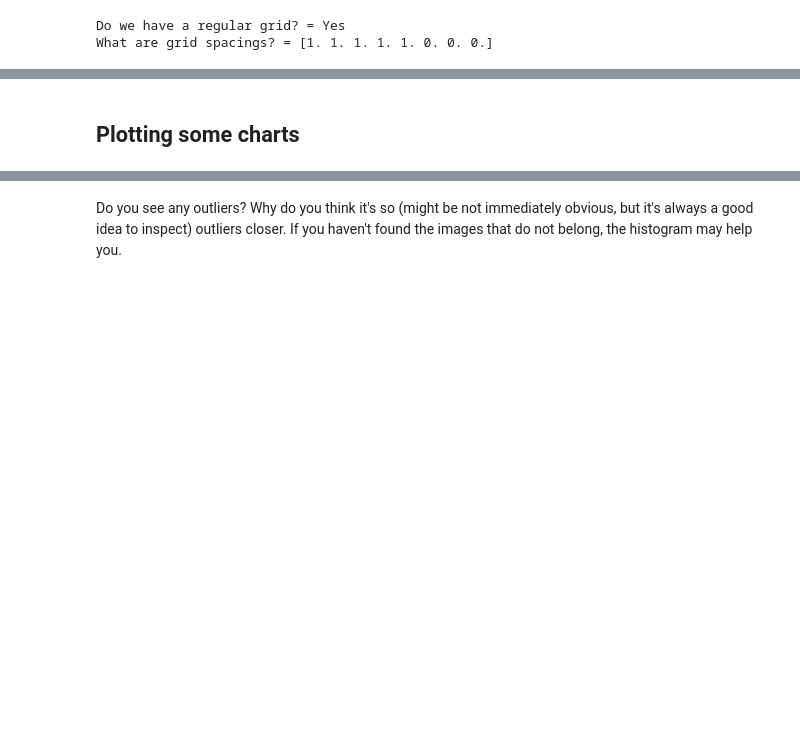
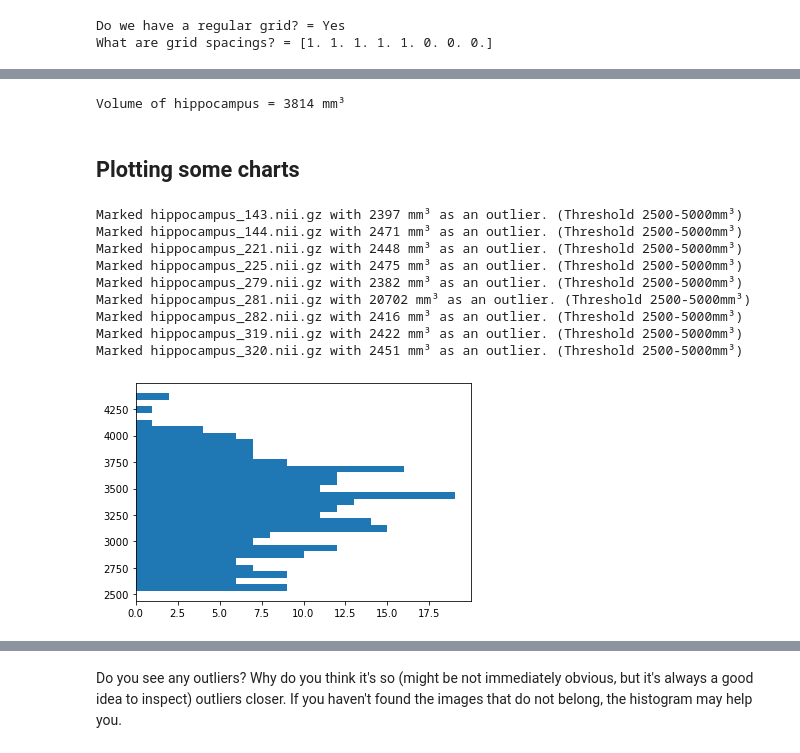
Before and after one commit to jintolonappan/udacity_hippocampal, a Jupyter notebook: Final Project EDA.ipynb, the cells around one changed output, grey strips where cells are left out. Cells and saved outputs as stored; diff of their text form; code cells hidden in the pictures; blank space fills up the shorter version.

```diff
--- a/Final Project EDA.ipynb
+++ b/Final Project EDA.ipynb
@@ -126,11 +149,44 @@ What are grid spacings? = [1. 1. 1. 1. 1. 0. 0. 0.]
 # By now you should have enough information to decide what are dimensions of a single voxel
 # TASK: Compute the volume (in mm³) of a hippocampus using one of the labels you've loaded.
 # You should get a number between ~2200 and ~4500
+print(f'Volume of hippocampus = {np.sum(label.get_fdata() != 0)} mm³')
+# %% [output]
+Volume of hippocampus = 3814 mm³
 # %% [markdown]
 ## Plotting some charts
 # %%
 # TASK: Plot a histogram of all volumes that we have in our dataset and see how
 # our dataset measures against a slice of a normal population represented by the chart below.
+
+labels_vols = []
+labels_imgs = os.listdir(labels)
+outliers = []
+
+for filename in labels_imgs:
+    thislabel = nib.load(labels + filename)
+    thisvol = np.sum(thislabel.get_fdata() != 0)
+
+    # Removing outlier based on the baseline chart provided below
+    if thisvol > 5000 or thisvol < 2500:
+        outliers.append(filename)
+        print(f'Marked {filename} with {thisvol} mm³ as an outlier. (Threshold 2500-5000mm³)')
+        continue
+
+    labels_vols.append(thisvol)
+
+plt.hist(labels_vols, bins=30, orientation='horizontal')
+plt.show()
+# %% [output]
+Marked hippocampus_143.nii.gz with 2397 mm³ as an outlier. (Threshold 2500-5000mm³)
+Marked hippocampus_144.nii.gz with 2471 mm³ as an outlier. (Threshold 2500-5000mm³)
+Marked hippocampus_221.nii.gz with 2448 mm³ as an outlier. (Threshold 2500-5000mm³)
+Marked hippocampus_225.nii.gz with 2475 mm³ as an outlier. (Threshold 2500-5000mm³)
+Marked hippocampus_279.nii.gz with 2382 mm³ as an outlier. (Threshold 2500-5000mm³)
+Marked hippocampus_281.nii.gz with 20702 mm³ as an outlier. (Threshold 2500-5000mm³)
+Marked hippocampus_282.nii.gz with 2416 mm³ as an outlier. (Threshold 2500-5000mm³)
+Marked hippocampus_319.nii.gz with 2422 mm³ as an outlier. (Threshold 2500-5000mm³)
+Marked hippocampus_320.nii.gz with 2451 mm³ as an outlier. (Threshold 2500-5000mm³)
+[figure, added]
 # %% [markdown]
 <img src="img/nomogram_fem_right.svg" width=400 align=left>
 # %% [markdown]
```
Also changed, not shown: parts of 8 cells of this notebook, 1 other file.
